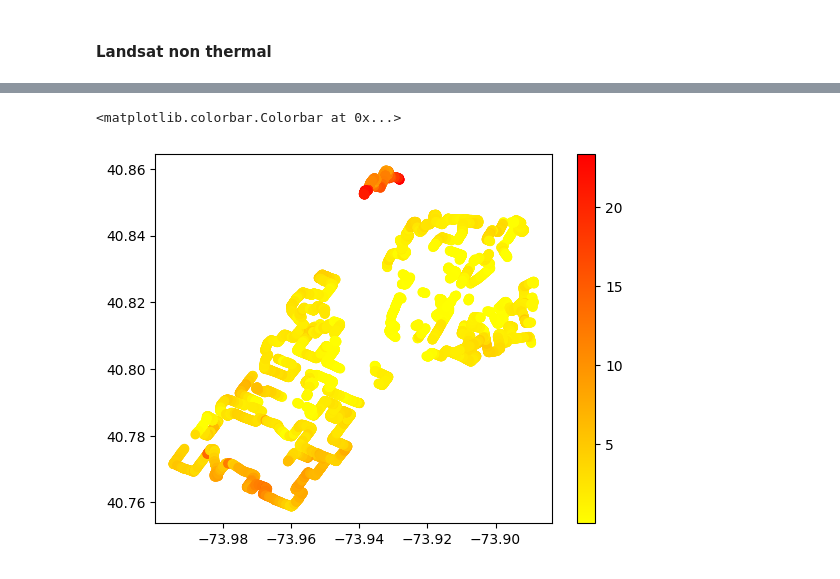
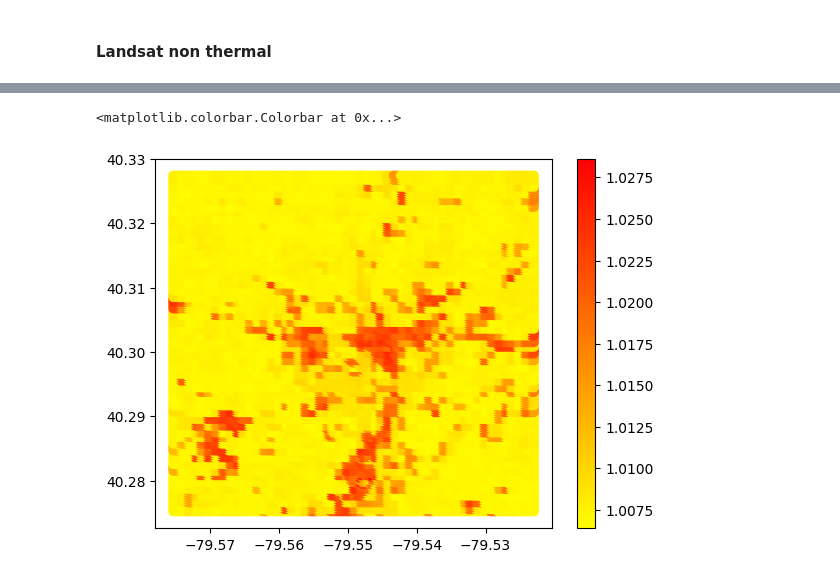
Before and after one commit to bennicholson2/Urban-Heat-Island-Prediction, a Jupyter notebook: code/greensburg_notebook.ipynb, the cells around one changed output, grey strips where cells are left out. Drawn from its saved outputs; the diff is of its cells as text; code cells hidden in the pictures.

Commit message:
greensburg predictive model 1

```diff
--- a/code/greensburg_notebook.ipynb
+++ b/code/greensburg_notebook.ipynb
@@ -994,0 +1068,6 @@ elevation_proximity_rounded = add_nearest_data(uhi_train,proximity_elevation_rou
+# %%
+X_tr,X_ts,y_tr,y_ts = train_test_split(nyc_X,y)
+# %%
+rf = RandomForestRegressor().fit(X_tr,y_tr)
+
+rf.score(X_ts,y_ts)
@@ -994,0 +1118,11 @@ elevation_proximity_rounded = add_nearest_data(uhi_train,proximity_elevation_rou
+# %%
+greensburg_X = pd.DataFrame()
+greensburg_X[sentinel_2_bands] = greensburg_proximity_sentinel_2[sentinel_2_bands]
+greensburg_X[sentinel_1_all_bands] = greensburg_sentinel_1_rounded_mapped[sentinel_1_all_bands]
+greensburg_X[thermal_bands] = greensburg_landsat_thermal_data[thermal_bands]
+greensburg_X[non_thermal_bands] = greensburg_non_thermal_data_mapped[non_thermal_bands]
+greensburg_X['dsm elevation'] = greensburg_elevation_dsm_mapped['elevation']
+greensburg_X['dtm elevation'] = greensburg_natural_elevation_dtm_mapped['elevation']
+greensburg_X['hag elevation'] = greensburg_elevation_hag_mapped['elevation']
+
+greensburg_X
@@ -995,6 +1143,8 @@ elevation_proximity_rounded = add_nearest_data(uhi_train,proximity_elevation_rou
+# %%
+greensburg_uhi_prediction = rf.predict(greensburg_X)
 # %%
-plt.scatter(elevation_proximity_rounded['Longitude'],elevation_proximity_rounded['Latitude'],c=elevation_proximity_rounded['elevation'],cmap='autumn_r')
+plt.scatter(greensburg_location_df['Longitude'],greensburg_location_df['Latitude'],c=greensburg_uhi_prediction,cmap='autumn_r')
 plt.colorbar()
 # %% [output]
 <matplotlib.colorbar.Colorbar at 0x...>
-[figure, old version]
+[figure, new version]
```
Also changed, not shown: parts of 96 cells of this notebook, 8 other files.
